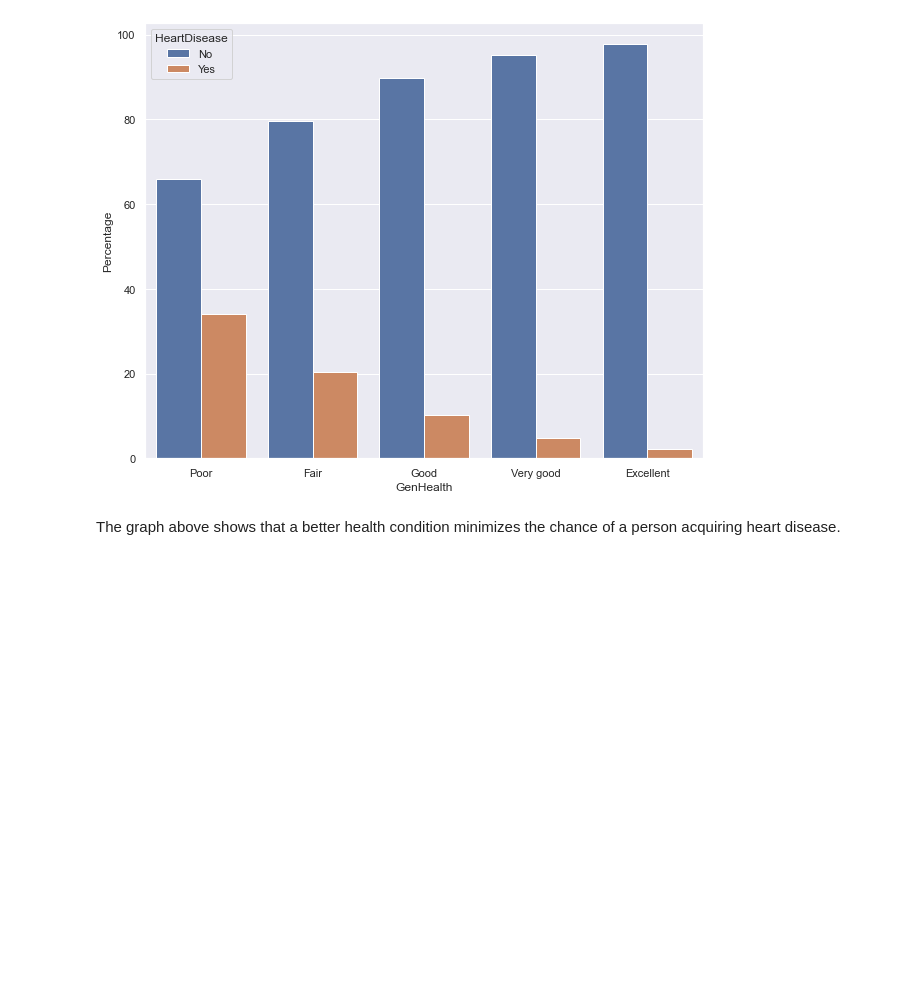
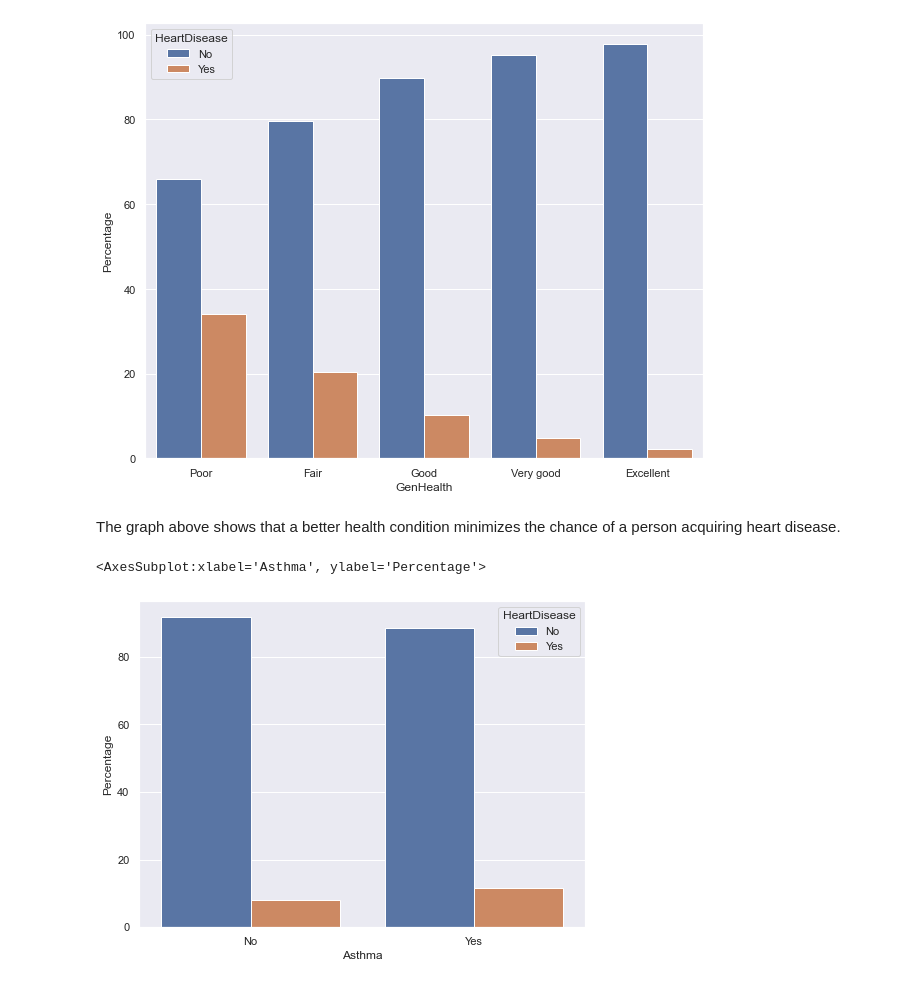
Before and after one commit to YulinLi98/INDE_577_Repo, a Jupyter notebook: Exploratory Data Analysis.ipynb, the cells around one changed output. Saved outputs shown, nothing was run; the diff lists cells and outputs as text; code cells hidden in the pictures; blank space fills up the shorter version.

```diff
--- a/Exploratory Data Analysis.ipynb
+++ b/Exploratory Data Analysis.ipynb
@@ -196,3 +180,12 @@ sns.barplot(x='GenHealth', y='Percentage', hue='HeartDisease', data=df_perc, ord
 [figure]
 # %% [markdown]
 The graph above shows that a better health condition minimizes the chance of a person acquiring heart disease.
+# %%
+#Asthma
+df_perc = df.groupby('Asthma')['HeartDisease'].value_counts(normalize=True).rename('Percentage').mul(100).reset_index().sort_values('Asthma')
+
+plt.subplots(figsize=(8,6))
+sns.barplot(x='Asthma', y='Percentage', hue='HeartDisease', data=df_perc)
+# %% [output]
+<AxesSubplot:xlabel='Asthma', ylabel='Percentage'>
+[figure, added]
```
Also changed, not shown: parts of 11 cells of this notebook.
